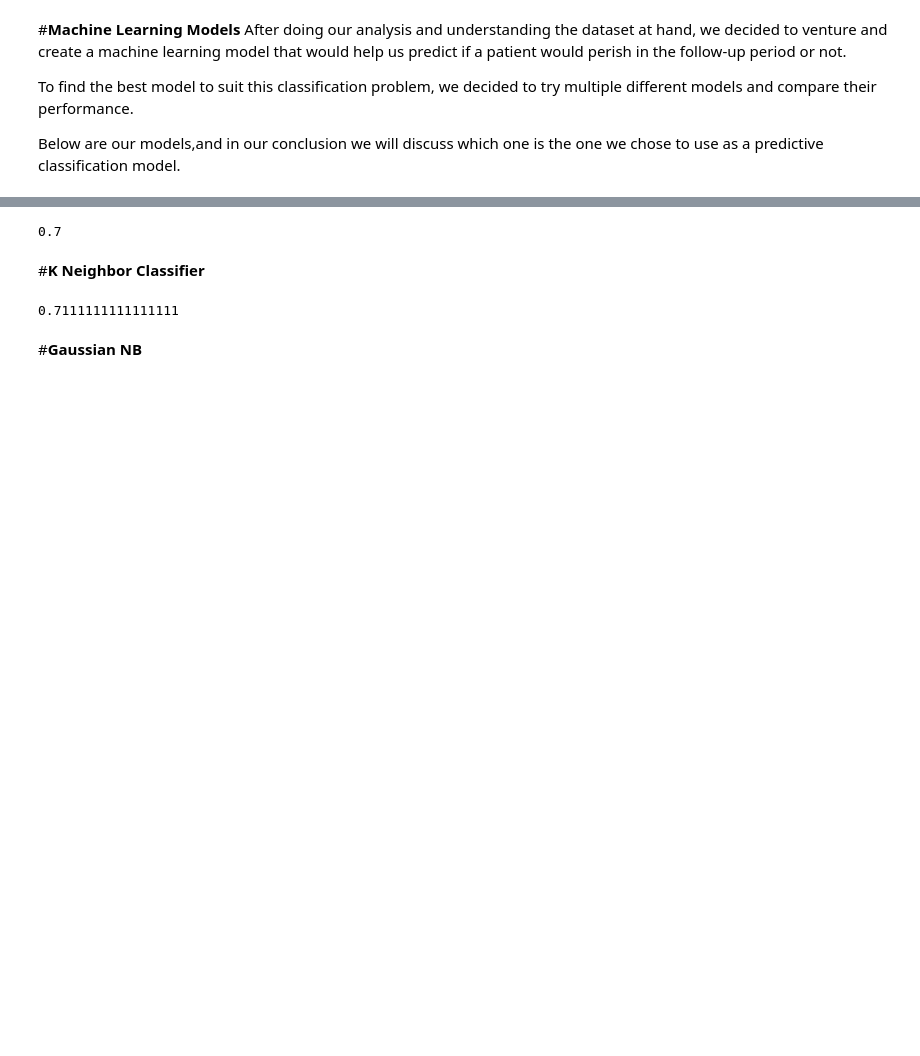
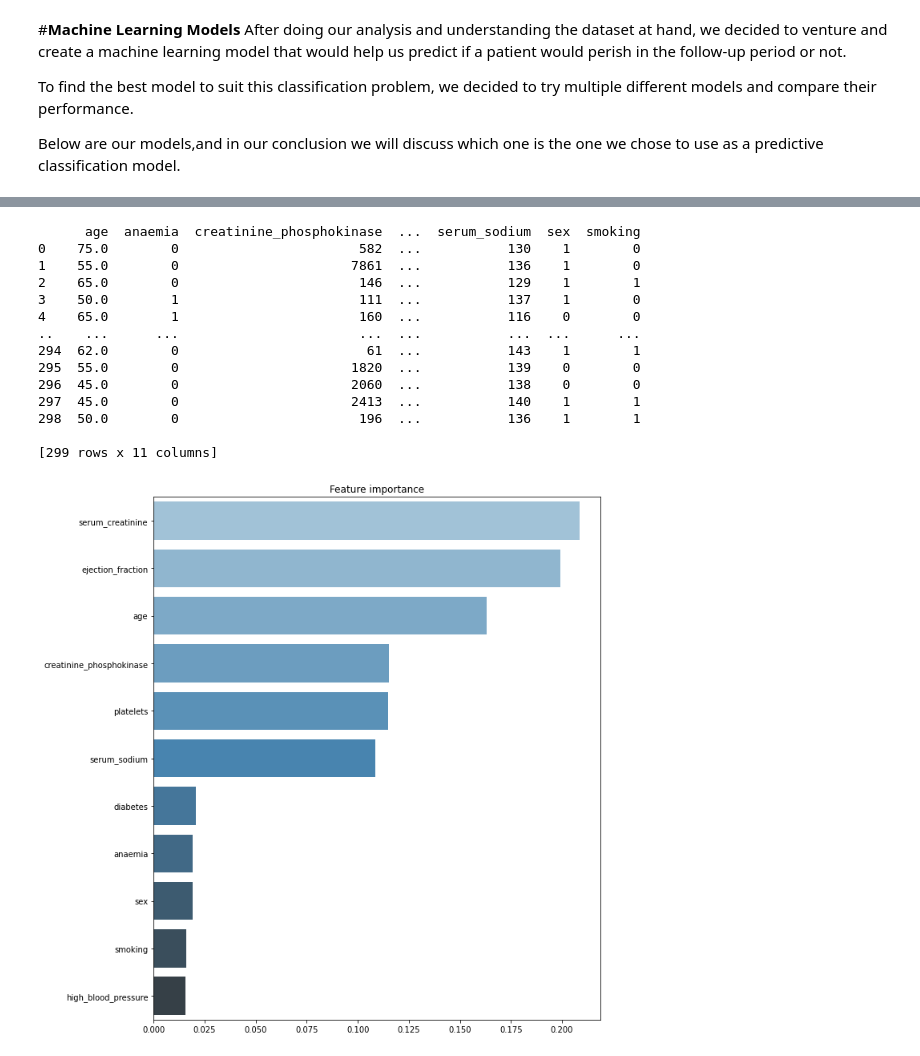
Before and after one commit to AntonioMoralCevallos/Predicting_Fatal_Heart_Failure-Project, a Jupyter notebook: Final_Deliverable_7b.ipynb, the cells around one changed output, grey strips where cells are left out. Drawn from its saved outputs; the diff is of its cells as text; code cells hidden in the pictures; blank space fills up the shorter version.

```diff
--- a/Final_Deliverable_7b.ipynb
+++ b/Final_Deliverable_7b.ipynb
@@ -573,7 +536,0 @@ test.join(pd.Series(y_model, name='predicted')).head()
-# %%
-from sklearn.metrics import accuracy_score
-accuracy_score(ytest, y_model)
-# %% [output]
-0.7
-# %% [markdown]
-#**K Neighbor Classifier**
@@ -588,6 +537,30 @@ kn_acc = accuracy_score(ytest, kn_pred)
-# %%
-kn_acc
-# %% [output]
-0.7111111111111111
-# %% [markdown]
-#**Gaussian NB**
+# %%
+params = {'random_state': 775, 'n_jobs': 4, 'n_estimators': 100, 'max_depth': 8}
+
+x = clinical.drop(['DEATH_EVENT','time'],axis=1)
+y = clinical['DEATH_EVENT']
+# Fit Random Forest Classifier
+clf = RandomForestClassifier(**params)
+clf = clf.fit(x, y)
+# Plot features importances
+imp = pd.Series(data=clf.feature_importances_, index=x.columns).sort_values(ascending=False)
+plt.figure(figsize=(10,12))
+plt.title("Feature importance")
+ax = sns.barplot(y=imp.index, x=imp.values, palette="Blues_d", orient='h')
+print(x)
+# %% [output]
+      age  anaemia  creatinine_phosphokinase  ...  serum_sodium  sex  smoking
+0    75.0        0                       582  ...           130    1        0
+1    55.0        0                      7861  ...           136    1        0
+2    65.0        0                       146  ...           129    1        1
+3    50.0        1                       111  ...           137    1        0
+4    65.0        1                       160  ...           116    0        0
+..    ...      ...                       ...  ...           ...  ...      ...
+294  62.0        0                        61  ...           143    1        1
+295  55.0        0                      1820  ...           139    0        0
+296  45.0        0                      2060  ...           138    0        0
+297  45.0        0                      2413  ...           140    1        1
+298  50.0        0                       196  ...           136    1        1
+
+[299 rows x 11 columns]
+[figure, added]
```
Also changed, not shown: parts of 59 cells of this notebook.
